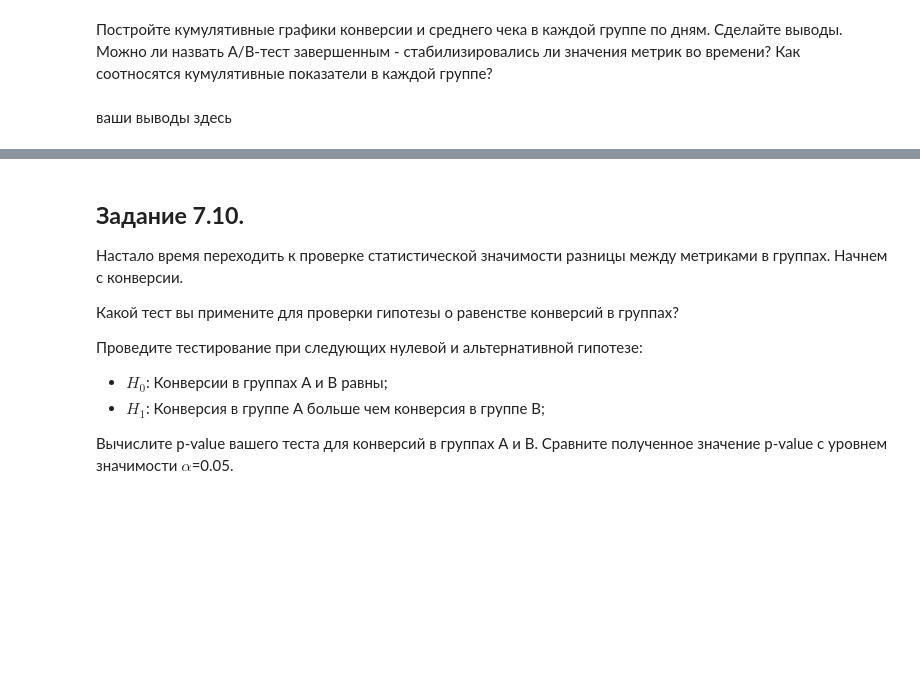
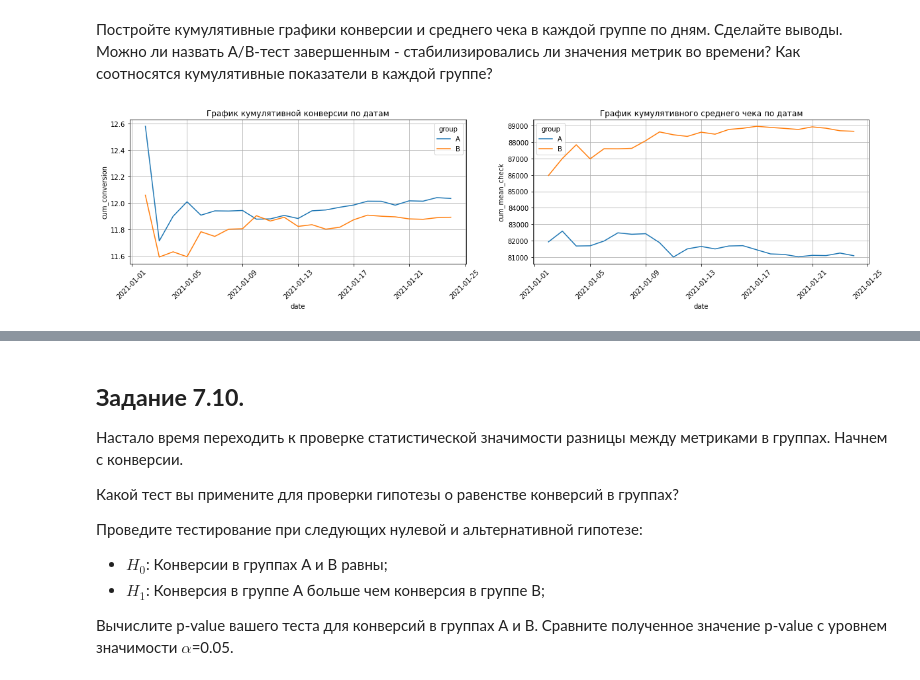
Before and after one commit to DmitriySky47/sf_data_science, a Jupyter notebook: Skillfactory/EDA_5_AB_тестирование/Template_EDA_5.ipynb, the cells around one changed output, grey strips where cells are left out. Saved outputs shown, nothing was run; the diff lists cells and outputs as text; code cells hidden in the pictures; blank space fills up the shorter version.

```diff
--- a/Skillfactory/EDA_5_AB_тестирование/Template_EDA_5.ipynb
+++ b/Skillfactory/EDA_5_AB_тестирование/Template_EDA_5.ipynb
@@ -234,0 +306,15 @@ data_grouped
+# %%
+# кумулятивное количество посещений страницы
+daily_data['cum_count_visits'] = daily_data.groupby('group')['count_visits'].cumsum()
+
+# кумулятивное количество покупок
+daily_data['cum_count_purchases'] = daily_data.groupby('group')['count_purchases'].cumsum()
+
+# кумулятивную сумму покупок
+daily_data['cum_sum_price'] = daily_data.groupby('group')['sum_price'].cumsum()
+
+# кумулятивная конверсия
+daily_data['cum_conversion'] = daily_data['cum_count_purchases'] / daily_data['cum_count_visits'] * 100
+
+# кумулятивный средний чек
+daily_data['cum_mean_check'] = daily_data['cum_sum_price'] / daily_data['cum_count_purchases']
@@ -239,2 +342,23 @@ data_grouped
-# %% [markdown]
-ваши выводы здесь
+# %%
+# задаем размер и количество графиков в строке
+fig, axes=plt.subplots(1, 2, figsize=(20, 4))
+
+# строим линейный график кумулятивной конверсии по группам
+sns.lineplot(x='date', y='cum_conversion', data=daily_data, hue='group', ax=axes[0])
+
+# строим линейный график кумулятивного среднего чека по группам
+sns.lineplot(x='date', y='cum_mean_check', data=daily_data, hue='group', ax=axes[1])
+
+# наименования графиков
+axes[0].set_title('График кумулятивной конверсии по датам')
+axes[1].set_title('График кумулятивного среднего чека по датам')
+
+# поворот надписей на оси "Х"
+axes[0].xaxis.set_tick_params(rotation = 45)
+axes[1].xaxis.set_tick_params(rotation = 45)
+
+# отрисовываем сетку на графиках
+axes[0].grid(True);
+axes[1].grid(True);
+# %% [output]
+[figure, added]
```
Also changed, not shown: parts of 42 cells of this notebook.
